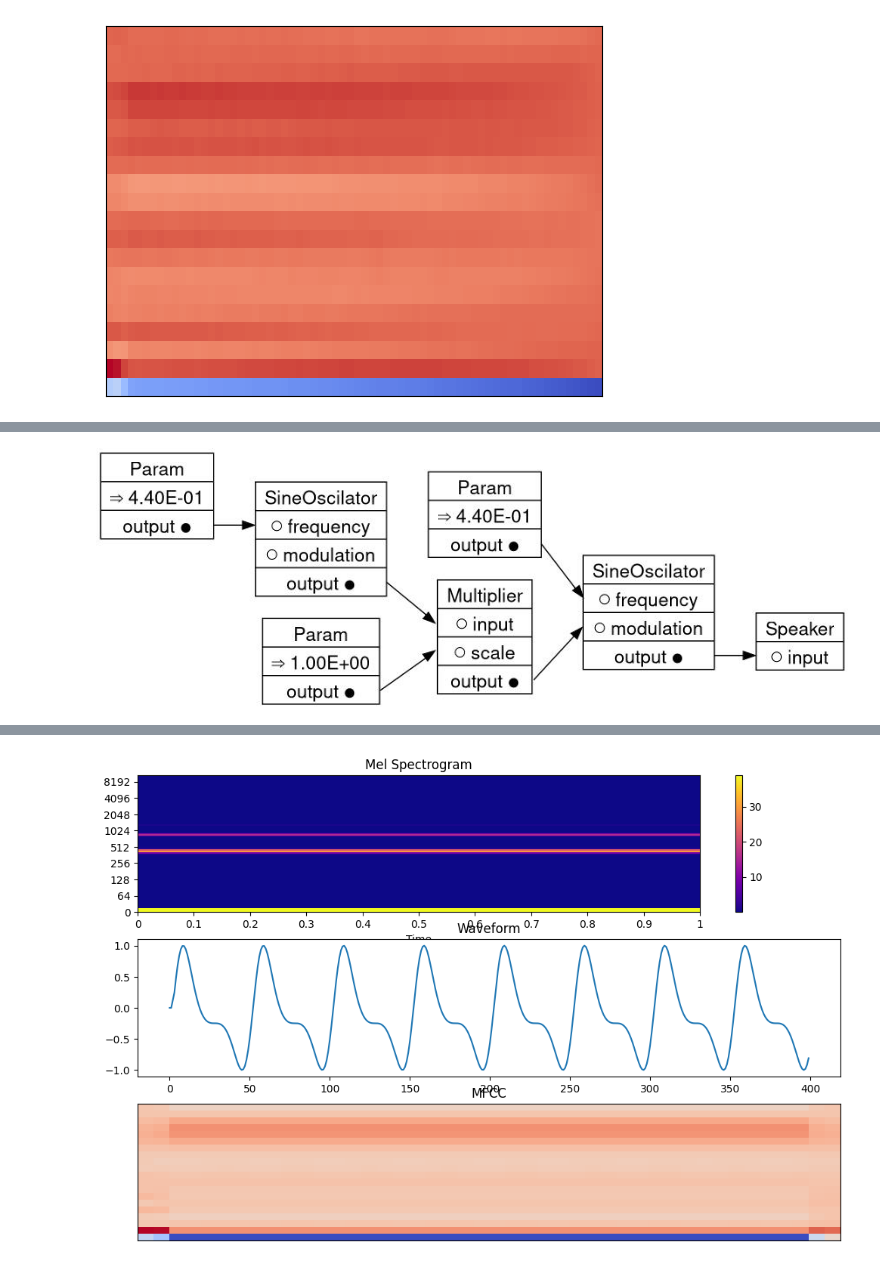
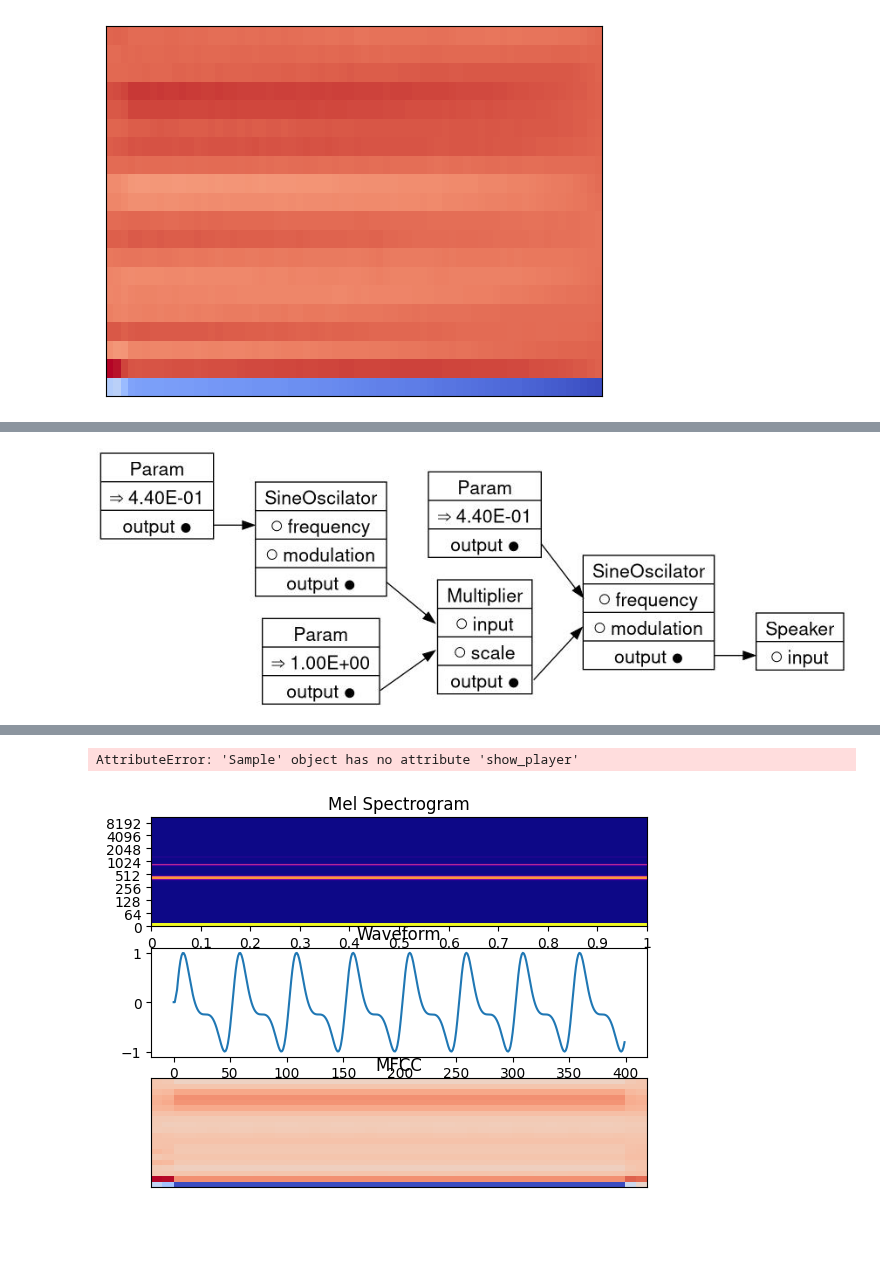
Before and after one commit to Wint3rmute/luthier, a Jupyter notebook: prototyping.ipynb, the cells around one changed output, grey strips where cells are left out. Drawn from its saved outputs; the diff is of its cells as text; code cells hidden in the pictures; blank space fills up the shorter version.

```diff
--- a/prototyping.ipynb
+++ b/prototyping.ipynb
@@ -28,5 +29,5 @@ def show_spectrogram(audio_len: int, bft_obj, spec_arr, ax):
               y_coords=bft_obj.y_coords(),
               x_axis='time', y_axis='log',
               title='Mel Spectrogram')
-    fig.colorbar(img, ax=ax)
+    # fig.colorbar(img, ax=ax)
 # %%
@@ -273,31 +149,33 @@ def make_simple_fm(mod_freq, mod_strength) -> DspGraph:
 graph, mod_strength, mod_freq = make_simple_fm(.440, 1.0)
 Image(graph.draw())
 
-audio_arr = np.zeros(SAMPLE_RATE * 1)
-for i in range(len(audio_arr)):
-    # graph.nodes[mod_strength].set_value( graph.nodes[mod_strength].get_value() + 0.0001 )
-    # graph.nodes[mod_freq].set_value( graph.nodes[mod_freq].get_value() - 0.00001 )
-    audio_arr[i] = graph.tick()
+# audio_arr = np.zeros(SAMPLE_RATE * 1)
+# for i in range(len(audio_arr)):
+#     # graph.nodes[mod_strength].set_value( graph.nodes[mod_strength].get_value() + 0.0001 )
+#     # graph.nodes[mod_freq].set_value( graph.nodes[mod_freq].get_value() - 0.00001 )
+#     audio_arr[i] = graph.tick()
+
+generated_audio = graph.play(num_samples = SAMPLE_RATE * 1)
 
 fig, (ax1, ax2, ax3) = plt.subplots(3, 1, sharex=False, sharey=False)
 
-
-bft_obj, spec_arr = get_spectrogram(audio_arr)
-show_spectrogram(len(audio_arr), bft_obj, spec_arr, ax1)
+bft_obj, spec_arr = generated_audio.spectrogram
+show_spectrogram(len(generated_audio), bft_obj, spec_arr, ax1)
 
 ax3.set_title("MFCC")
-generated_sample_mfcc = librosa.feature.mfcc(y=audio_arr, sr=SAMPLE_RATE)
-librosa.display.specshow(generated_sample_mfcc, ax=ax3)
+librosa.display.specshow(generated_audio.mfcc, ax=ax3)
 
-ax2.set_title("Waveform")
-ax2.plot(audio_arr[:400])
+# ax2.set_title("Waveform")
+# ax2.plot(audio_arr[:400])
+generated_audio.plot_waveform(ax2)
 
 # plt.show()
 display(Image(graph.draw()))
 
-display(Audio(data=audio_arr, rate=SAMPLE_RATE))
+# display(Audio(data=audio_arr, rate=SAMPLE_RATE))
+generated_audio.show_player()
 
-target_sample = audio_arr
-target_sample_mfcc = generated_sample_mfcc
+# target_sample = audio_arr
+# target_sample_mfcc = generated_sample_mfcc
 # %% [output]
 [figure]
@@ -305,4 +182,5 @@ target_sample_mfcc = generated_sample_mfcc
+AttributeError: 'Sample' object has no attribute 'show_player'
-[figure, old version]
+[figure, new version]
 # %%
 plus_minus = 4
 base = 440
```
Also changed, not shown: parts of 12 cells of this notebook, 2 other files.
